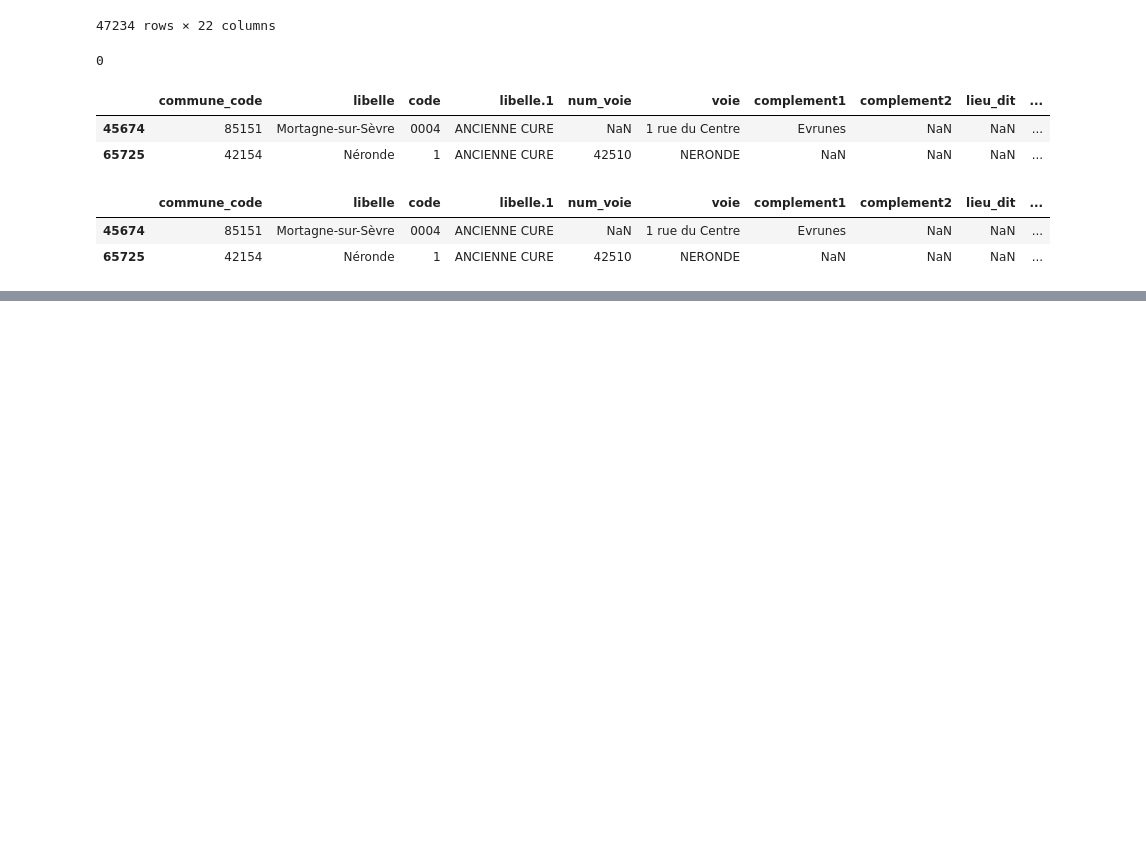
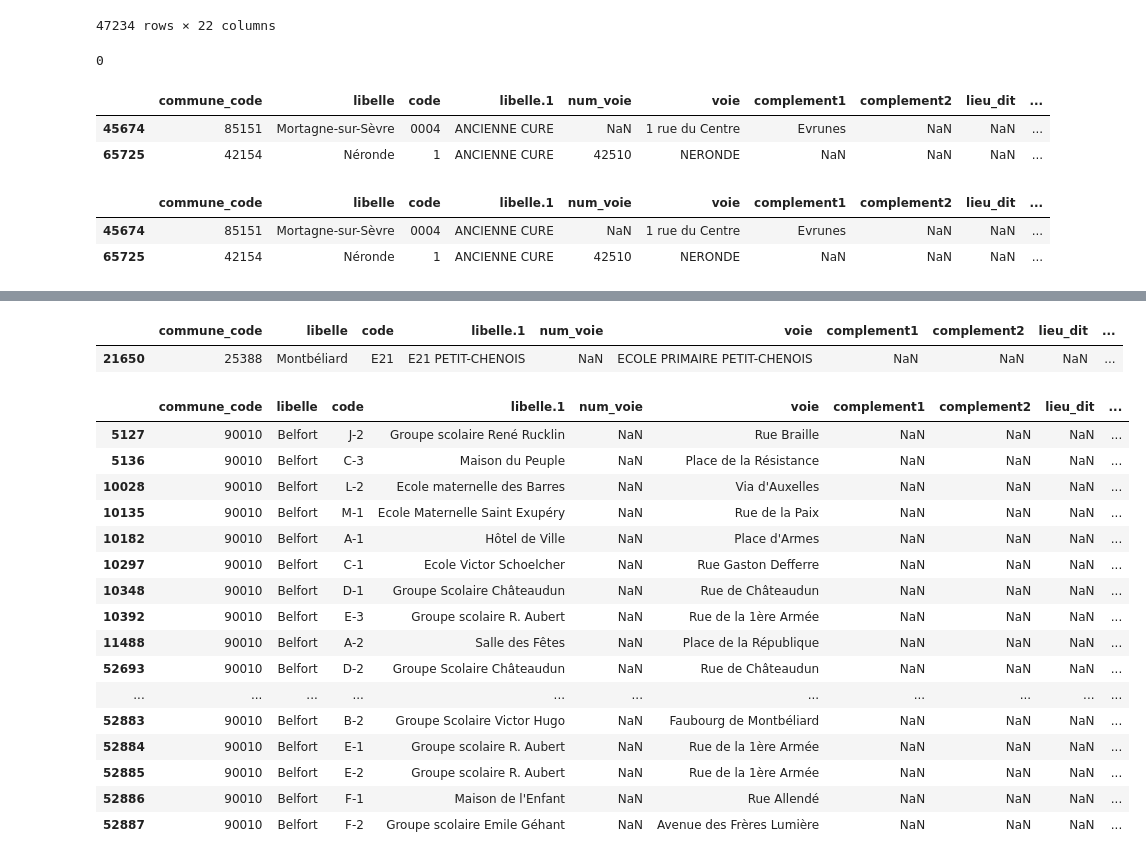
Before and after one commit to christian235711/IRIS_BV, a Jupyter notebook: BV_clean_31_08.ipynb, the cells around one changed output, grey strips where cells are left out. Cells and saved outputs as stored; diff of their text form; code cells hidden in the pictures; blank space fills up the shorter version.

```diff
--- a/BV_clean_31_08.ipynb
+++ b/BV_clean_31_08.ipynb
@@ -14,7 +14,7 @@ pd.set_option("display.max_columns",130)
 # %% [output]
 '\n- nettoyage de données:  doublons, nan, géronde (*2), les deux BV sur deux lignes consécutives\n\n\n'
 # %%
-bv_louis= pd.read_csv("C:/Users/Christian/Desktop/IRIS_BV_final/Bureau_de_votes_louis/CORRIGER/geo_bureaux_de_vote.csv", )
+bv_louis= pd.read_csv("C:/Users/Christian/Desktop/IRIS_BV_final/Bureau_de_votes_louis/CORRIGER/geo_bureaux_de_vote.csv", encoding="utf" )
 bv_louis
 # %% [output]
 |  | commune_code | libelle | code | libelle.1 | num_voie | voie | complement1 | complement2 | lieu_dit | ... |
@@ -135,0 +278,25 @@ data_sans_nan_doublons_sup_97501.to_csv("C:/Users/Christian/Desktop/IRIS_BV_fina
+# %%
+bv_louis[bv_louis["code"]=="E21"]
+# %% [output]
+|  | commune_code | libelle | code | libelle.1 | num_voie | voie | complement1 | complement2 | lieu_dit | ... |
+| 21650 | 25388 | Montbéliard | E21 | E21 PETIT-CHENOIS | NaN | ECOLE PRIMAIRE PETIT-CHENOIS | NaN | NaN | NaN | ... |
+# %%
+bv_louis[bv_louis["libelle"]=="Belfort"]
+# %% [output]
+|  | commune_code | libelle | code | libelle.1 | num_voie | voie | complement1 | complement2 | lieu_dit | ... |
+| 5127 | 90010 | Belfort | J-2 | Groupe scolaire René Rucklin | NaN | Rue Braille | NaN | NaN | NaN | ... |
+| 5136 | 90010 | Belfort | C-3 | Maison du Peuple | NaN | Place de la Résistance | NaN | NaN | NaN | ... |
+| 10028 | 90010 | Belfort | L-2 | Ecole maternelle des Barres | NaN | Via d'Auxelles | NaN | NaN | NaN | ... |
+| 10135 | 90010 | Belfort | M-1 | Ecole Maternelle Saint Exupéry | NaN | Rue de la Paix | NaN | NaN | NaN | ... |
+| 10182 | 90010 | Belfort | A-1 | Hôtel de Ville | NaN | Place d'Armes | NaN | NaN | NaN | ... |
+| 10297 | 90010 | Belfort | C-1 | Ecole Victor Schoelcher | NaN | Rue Gaston Defferre | NaN | NaN | NaN | ... |
+| 10348 | 90010 | Belfort | D-1 | Groupe Scolaire Châteaudun | NaN | Rue de Châteaudun | NaN | NaN | NaN | ... |
+| 10392 | 90010 | Belfort | E-3 | Groupe scolaire R. Aubert | NaN | Rue de la 1ère Armée | NaN | NaN | NaN | ... |
+| 11488 | 90010 | Belfort | A-2 | Salle des Fêtes | NaN | Place de la République | NaN | NaN | NaN | ... |
+| 52693 | 90010 | Belfort | D-2 | Groupe Scolaire Châteaudun | NaN | Rue de Châteaudun | NaN | NaN | NaN | ... |
+| ... | ... | ... | ... | ... | ... | ... | ... | ... | ... | ... |
+| 52883 | 90010 | Belfort | B-2 | Groupe Scolaire Victor Hugo | NaN | Faubourg de Montbéliard | NaN | NaN | NaN | ... |
+| 52884 | 90010 | Belfort | E-1 | Groupe scolaire R. Aubert | NaN | Rue de la 1ère Armée | NaN | NaN | NaN | ... |
+| 52885 | 90010 | Belfort | E-2 | Groupe scolaire R. Aubert | NaN | Rue de la 1ère Armée | NaN | NaN | NaN | ... |
+| 52886 | 90010 | Belfort | F-1 | Maison de l'Enfant | NaN | Rue Allendé | NaN | NaN | NaN | ... |
+| 52887 | 90010 | Belfort | F-2 | Groupe scolaire Emile Géhant | NaN | Avenue des Frères Lumière | NaN | NaN | NaN | ... |
```
Also changed, not shown: parts of 22 cells of this notebook.
